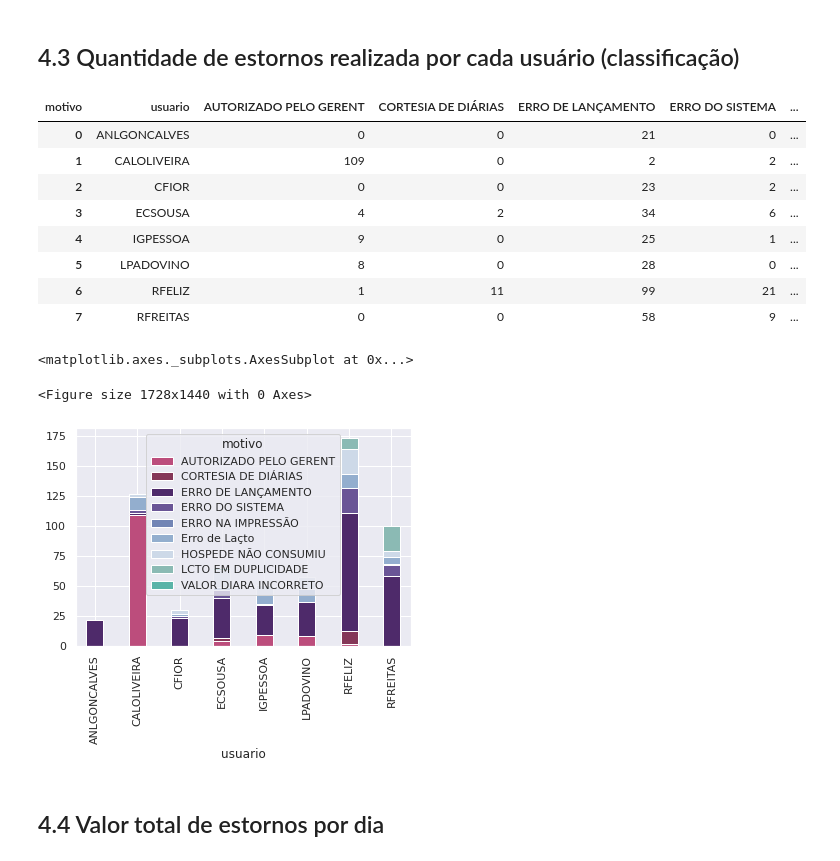
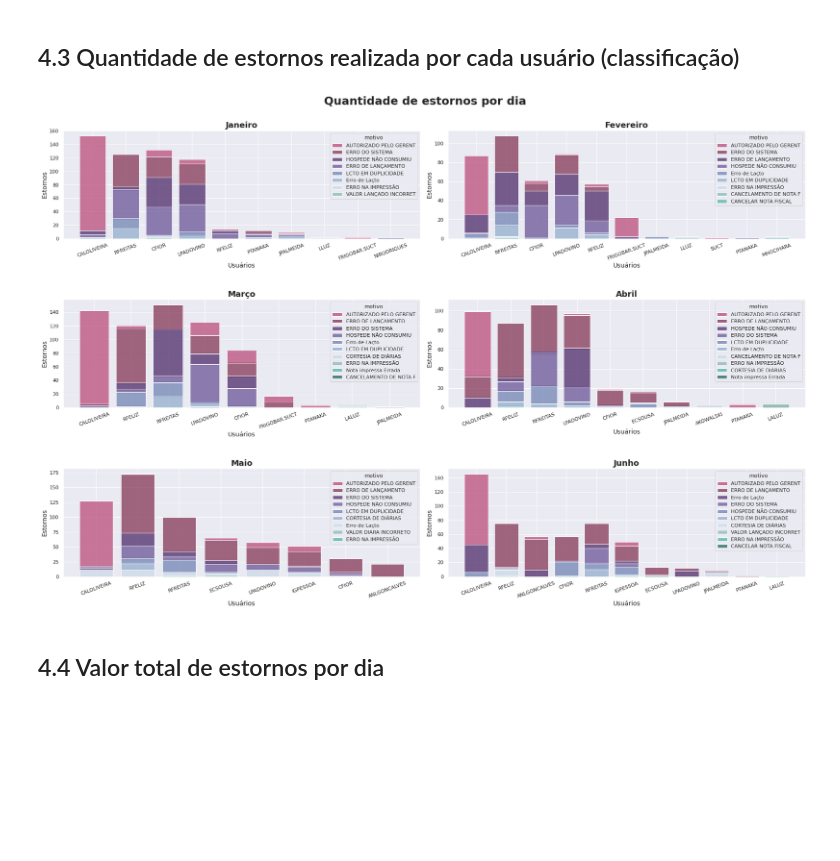
Before and after one commit to strawndri/slaviero-suct-data-analysis, a Jupyter notebook: Notebooks/analise_estornos.ipynb, the cells around one changed output. Saved outputs shown, nothing was run; the diff lists cells and outputs as text; code cells hidden in the pictures; blank space fills up the shorter version.

Commit message:
Gráfico stacked finalizado

```diff
--- a/Notebooks/analise_estornos.ipynb
+++ b/Notebooks/analise_estornos.ipynb
@@ -258,8 +258,10 @@ def comparar_graficos(
     elif (tipo_grafico == 'lineplot'):
       ax = sns.lineplot(x=x, y=y, data=item, color = paleta, marker = 'o')
 
-    elif (tipo_grafico == 'relplot'):
-      ax = sns.swarmplot(x=x, y=y, data=item, hue=hue)
+    elif (tipo_grafico == 'stacked_barplot'):
+      ax = sns.histplot(data=item, x=x, weights=y, hue = hue,
+                        multiple='stack', palette = paleta_cores[0:len(item.motivo.unique())], shrink=0.8)
+      plt.xticks(rotation=20)
 
     ax.set_xlabel(xlabel, fontsize = 14)
     ax.set_ylabel(ylabel, fontsize = 14)
@@ -322,34 +324,13 @@ for i, item in enumerate(datasets):
   motivos_por_usuario.sort_values(by=['total'], ascending = False, inplace = True)
 
   lista_dfs.append(motivos_por_usuario)
-# %%
-motivos_por_usuario = pd.crosstab(dataset_maio['usuario'], dataset_maio['motivo'])
-motivos_por_usuario = pd.DataFrame(motivos_por_usuario.reset_index())
-# motivos_por_usuario.rename(columns = {0: 'total'}, inplace = True)
-# motivos_por_usuario.sort_values(by=['total'], ascending = False, inplace = True)
-
-motivos_por_usuario
-# %% [output]
-| motivo | usuario | AUTORIZADO PELO GERENT | CORTESIA DE DIÁRIAS | ERRO DE LANÇAMENTO | ERRO DO SISTEMA | ... |
-| 0 | ANLGONCALVES | 0 | 0 | 21 | 0 | ... |
-| 1 | CALOLIVEIRA | 109 | 0 | 2 | 2 | ... |
-| 2 | CFIOR | 0 | 0 | 23 | 2 | ... |
-| 3 | ECSOUSA | 4 | 2 | 34 | 6 | ... |
-| 4 | IGPESSOA | 9 | 0 | 25 | 1 | ... |
-| 5 | LPADOVINO | 8 | 0 | 28 | 0 | ... |
-| 6 | RFELIZ | 1 | 11 | 99 | 21 | ... |
-| 7 | RFREITAS | 0 | 0 | 58 | 9 | ... |
 # %%
-# comparar_graficos(
-#     tipo_grafico='relplot', x='motivo', y='total',
-#     xlabel = 'Usuários', ylabel ='Estornos',
-#     paleta = paleta_cores,
-#     data = lista_dfs, hue = 'usuario')
-motivos_por_usuario.set_index('usuario').plot.bar(stacked = True, color = paleta_cores, width=0.4)
+configurar_plot(24, 30, 'Quantidade de estornos por dia', 1.02)
+comparar_graficos(tipo_grafico = 'stacked_barplot', x = 'usuario', y = 'total',
+                  xlabel = 'Usuários', ylabel = 'Estornos',
+                  paleta = paleta_cores, data = lista_dfs, hue = 'motivo')
 # %% [output]
-<matplotlib.axes._subplots.AxesSubplot at 0x...>
-<Figure size 1728x1440 with 0 Axes>
-[figure, old version]
+[figure, new version]
 # %% [markdown]
 ## 4.4 Valor total de estornos por dia
 # %%
```
Also changed, not shown: parts of 4 cells of this notebook.
